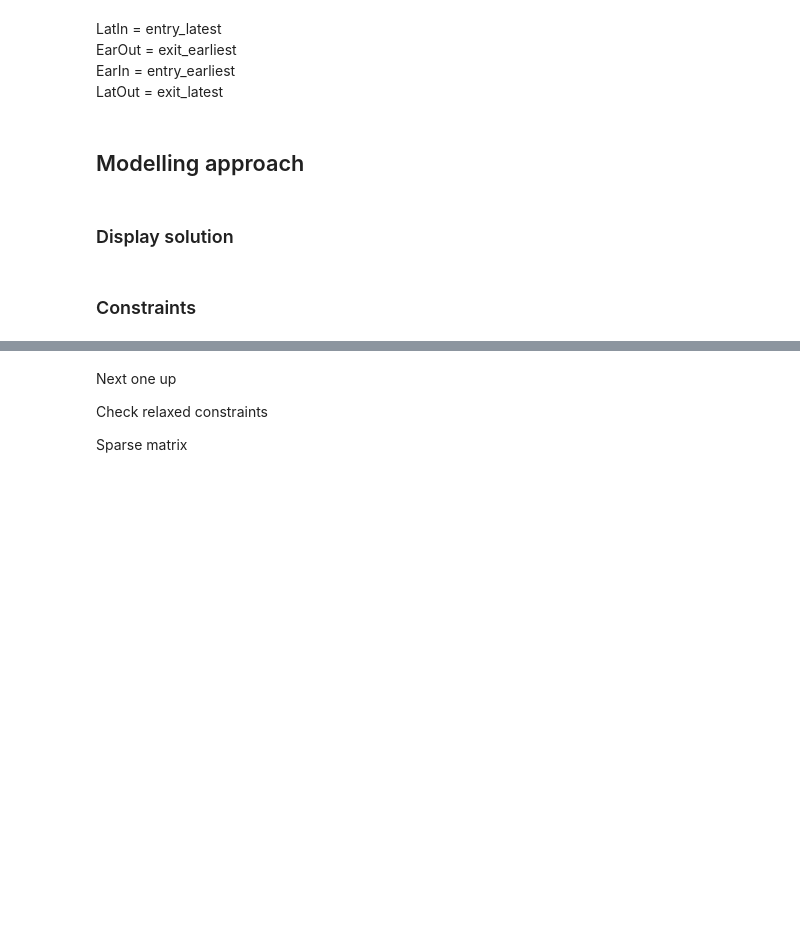
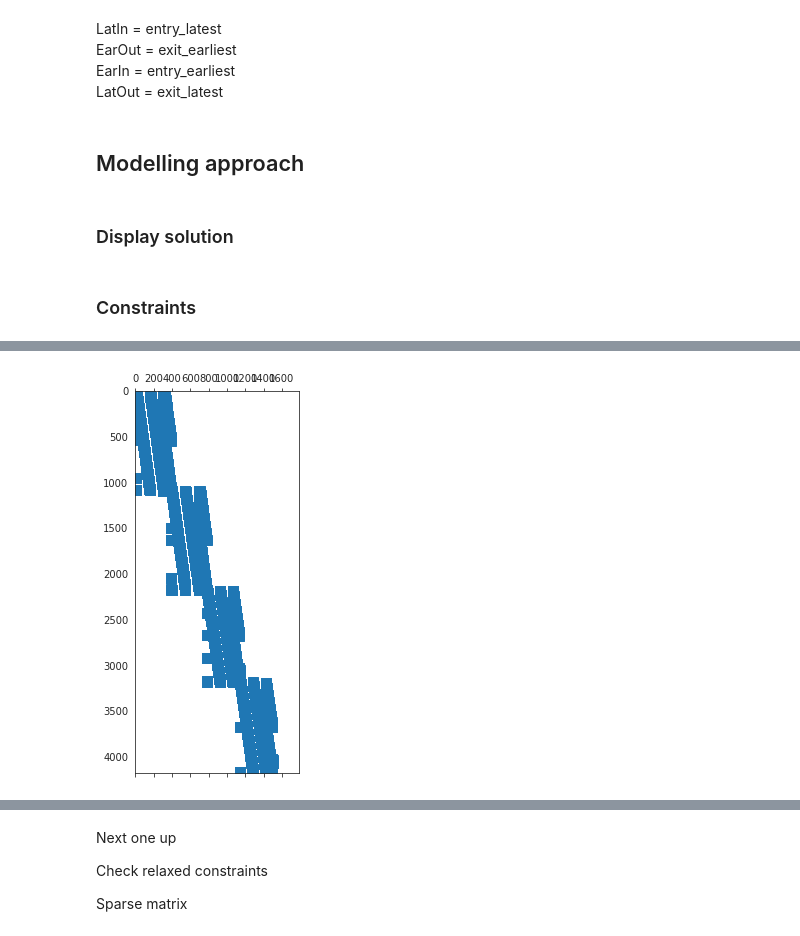
Before and after one commit to kharik04/msckharik04, a Jupyter notebook: lagrangian method.ipynb, the cells around one changed output, grey strips where cells are left out. Cells and saved outputs as stored; diff of their text form; code cells hidden in the pictures; blank space fills up the shorter version.

```diff
--- a/lagrangian method.ipynb
+++ b/lagrangian method.ipynb
@@ -471,6 +487,8 @@ ub_numCons_coup =  4*sum([len(delta_index_by_edge[si1][e])*len(delta_index_by_ed
 
 c = np.zeros(total_length)
 testv = [None]*total_length
+
+indexer = {}
 
 #A = lil_matrix((ub_numCons_nor, total_length))
 row = []
@@ -482,6 +500,8 @@ cnums = []
 currlen = 0
 bool_idx = []
 for si, si_id in zip(si_list, service_intentions):
+    #print(si_id,cnum)
+    tempindexer = {'height_loc': [cnum, None], 'width_loc':[currlen, None]}
     tempsum = 0
     j=0
     coltemp = []
@@ -584,17 +604,17 @@ for si, si_id in zip(si_list, service_intentions):
                 if 'minimum_running_time' in edge_data:
                     mrt = isodate.parse_duration(edge_data['minimum_running_time']).seconds
 
-                #b[cnum] = M-mrt-mst
-                #row += [cnum, cnum, cnum]
-                #col+=[tin_idx, tout_idx, delta_idx]
-                #data+=[1,-1,M]
-                #cnum += 1
+                b[cnum] = M-mrt-mst
+                row += [cnum, cnum, cnum]
+                col+=[tin_idx, tout_idx, delta_idx]
+                data+=[1,-1,M]
+                cnum += 1
 
             # (4)
             M=max(MEarIn)
             if ('entry_earliest' in edge_data):
                 EarIn = str_to_sec(edge_data['entry_earliest'])
-
+                print(cnum)
                 b[cnum] = M-EarIn
                 row += [cnum, cnum]
                 col += [tin_idx, delta_idx]
@@ -648,8 +668,11 @@ for si, si_id in zip(si_list, service_intentions):
     else:
         cnums.append(cnum - cnums[-1])
     currlen += TL[si_id]['slack'] + 2*TL[si_id]['t'] + TL[si_id]['delta'] + TL[si_id]['x']
+    tempindexer['height_loc'][1] = cnum
+    tempindexer['width_loc'][1] = currlen
+    indexer[si_id] = tempindexer
 
-print(cnum)
+#print(cnum)
 b = b[:cnum]
 A = coo_matrix((data, (row, col)), shape=(cnum, total_length))
 
@@ -686,11 +709,20 @@ i = 0
 eps = 1
 M = 100000
 R=30
+prevsi1, prevsi2, _ = betaindex[0]
 LenSI = total_length - beta_len
+tempindexer = {'height': [cnum, None], 'width': [LenSI + i, None]}
 for (si1, si2, e) in betaindex:
+    if prevsi1 != si1 or prevsi2 != si2:
+        tempindexer['height'][1] = cnum
+        tempindexer['width'][1] = LenSI + i
+        indexer[str(prevsi1)+','+str(prevsi2)] = tempindexer
+        tempindexer = {'height': [cnum, None], 'width': [LenSI + i, None]}
+        prevsi1 = si1
+        prevsi2 = si2
+
     deltaidx1 = delta_index_by_edge[si1][e]
     deltaidx2 = delta_index_by_edge[si2][e]
-
 
     prevsi = []
     for siprevel in [si for si in service_intentions]:
@@ -737,7 +769,6 @@ for (si1, si2, e) in betaindex:
         prevsi.append(siprevel)
     sumtil2 = sum([TL[siprevel]['slack'] + 2*TL[siprevel]['t'] + TL[siprevel]['delta'] + TL[siprevel]['x'] for siprevel in prevsi])
 
-
     for idx1 in deltaidx1:
         for idx2 in deltaidx2:
             tin1_idx = edges_by_path[idx1][e] - adjuster1 + sumtil1 + TL[si1]['slack']
@@ -779,10 +810,10 @@ for (si1, si2, e) in betaindex:
     i+=1
 
 bool_idx =list(set(bool_idx))
-print(cnum)
-
-
-
+#print(cnum)
+tempindexer['height'][1] = cnum
+tempindexer['width'][1] = LenSI + i
+indexer[str(si1) + ',' + str(si2)] = tempindexer
 A_coup = coo_matrix((data, (row, col)), shape=(cnum, total_length))
 b_coup = b_coup[:cnum].flatten()
 # %% [output]
@@ -1134,0 +828,5 @@ b_coup = b_coup[:cnum].flatten()
+# %%
+sns.set_style("white")
+drawmatrix(A)
+# %% [output]
+[figure, added]
```
Also changed, not shown: parts of 36 cells of this notebook, 16 other files.
